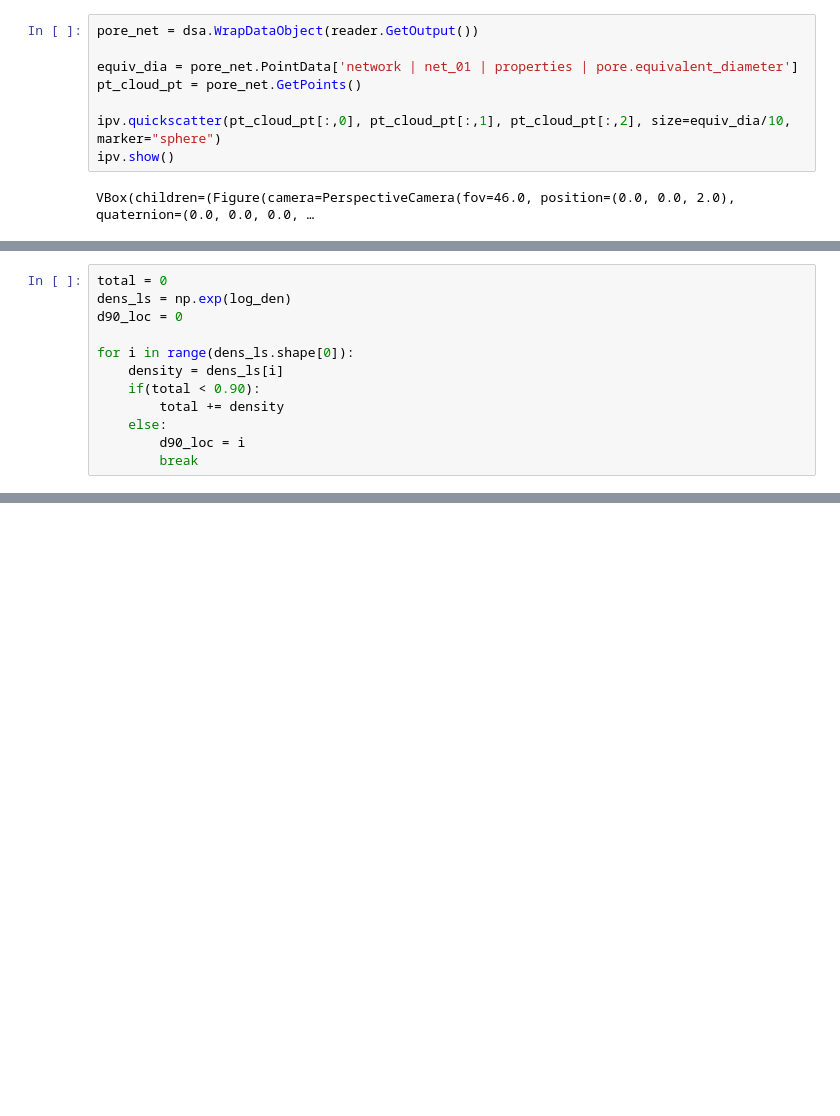
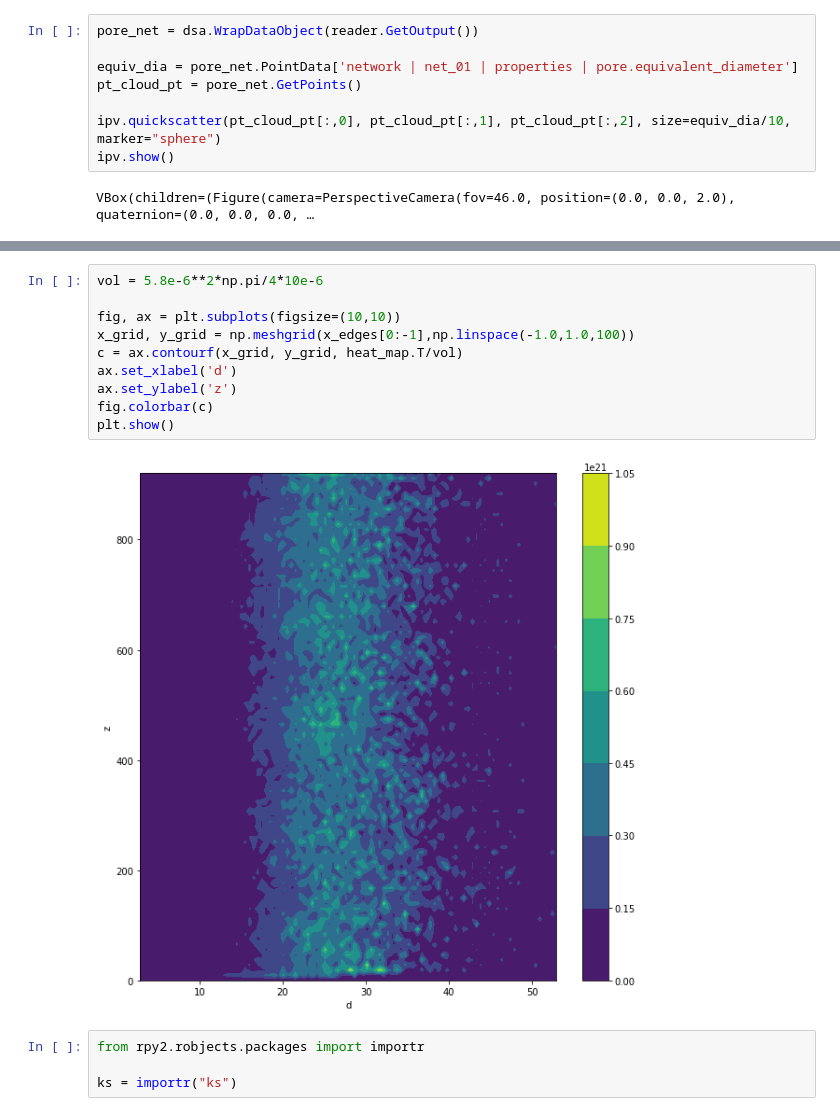
Before and after one commit to rockandsalt/image_segmentation, a Jupyter notebook: analyse_stack.ipynb, the cells around one changed output, grey strips where cells are left out. Drawn from its saved outputs; the diff is of its cells as text; blank space fills up the shorter version.

```diff
--- a/analyse_stack.ipynb
+++ b/analyse_stack.ipynb
@@ -111,12 +95,0 @@ plt.show()
-# %%
-total = 0
-dens_ls = np.exp(log_den)
-d90_loc = 0
-
-for i in range(dens_ls.shape[0]):
-    density = dens_ls[i]
-    if(total < 0.90):
-        total += density
-    else:
-        d90_loc = i
-        break
@@ -240,0 +128,16 @@ wavelength : 0.061935483870967735
+# %%
+vol = 5.8e-6**2*np.pi/4*10e-6
+
+fig, ax = plt.subplots(figsize=(10,10))
+x_grid, y_grid = np.meshgrid(x_edges[0:-1],np.linspace(-1.0,1.0,100))
+c = ax.contourf(x_grid, y_grid, heat_map.T/vol)
+ax.set_xlabel('d')
+ax.set_ylabel('z')
+fig.colorbar(c)
+plt.show()
+# %% [output]
+[figure, added]
+# %%
+from rpy2.robjects.packages import importr
+
+ks = importr("ks")
```
Also changed, not shown: parts of 24 cells of this notebook.
